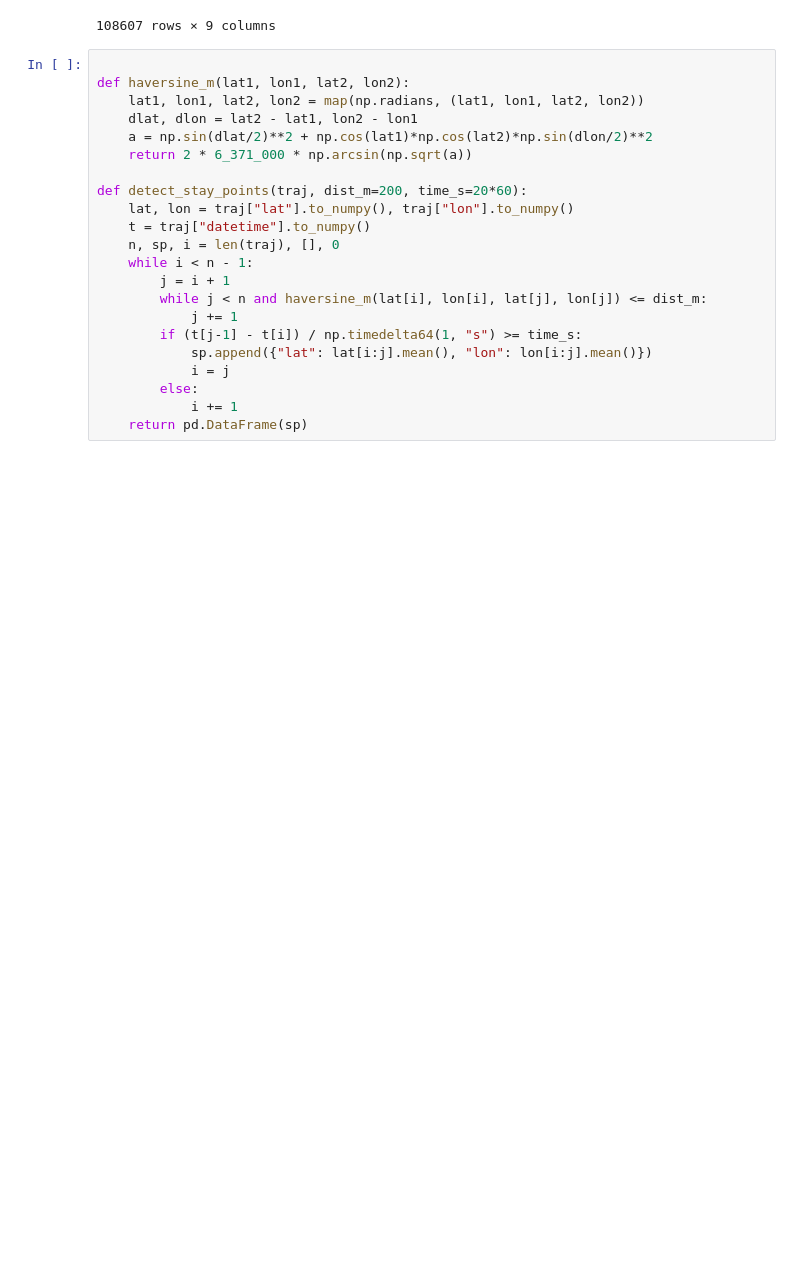
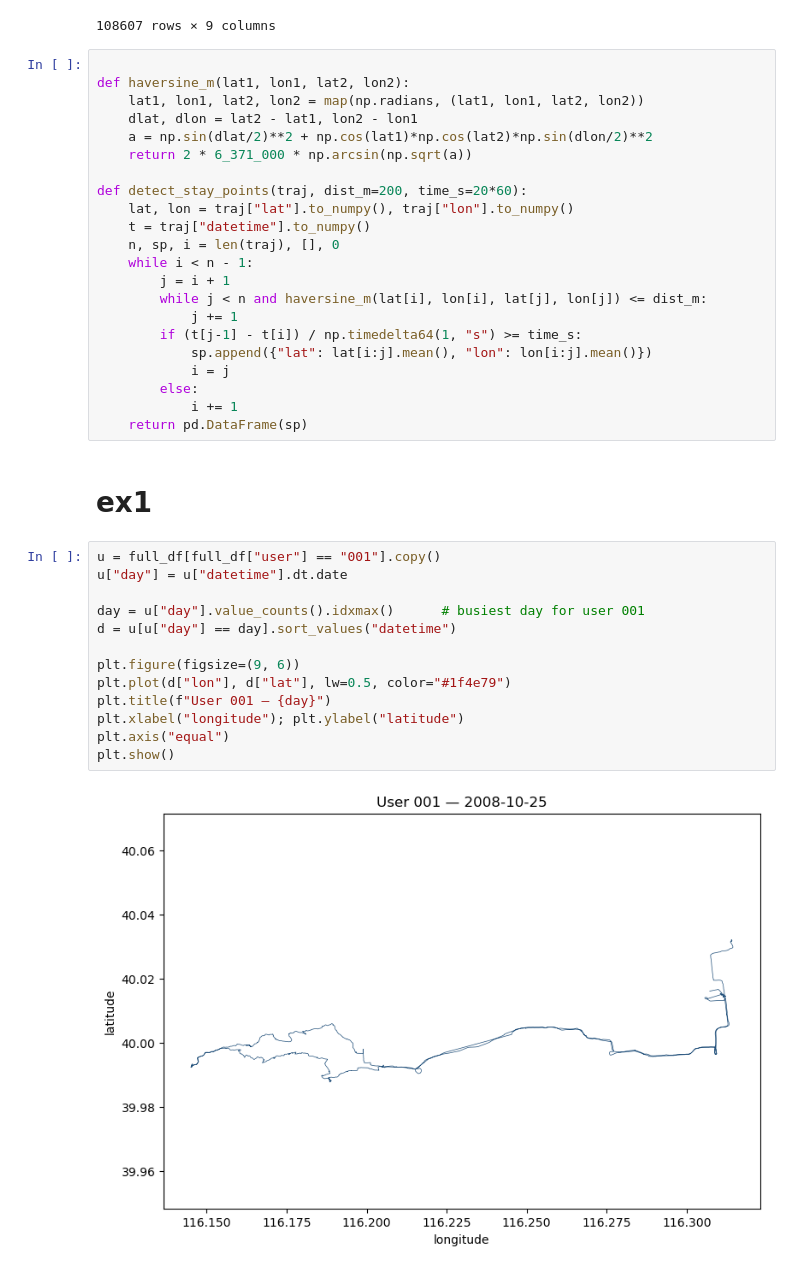
Before and after one commit to PaPeK/teaching_SoSe26_mobHumAni_exercises, a Jupyter notebook: notebooks/geolife_trajectories.ipynb, the cells around one changed output. Cells and saved outputs as stored; diff of their text form; blank space fills up the shorter version.

```diff
--- a/notebooks/geolife_trajectories.ipynb
+++ b/notebooks/geolife_trajectories.ipynb
@@ -74,3 +74,20 @@ def detect_stay_points(traj, dist_m=200, time_s=20*60):
         else:
             i += 1
     return pd.DataFrame(sp)
+# %% [markdown]
+# ex1
+# %%
+u = full_df[full_df["user"] == "001"].copy()
+u["day"] = u["datetime"].dt.date
+
+day = u["day"].value_counts().idxmax()      # busiest day for user 001
+d = u[u["day"] == day].sort_values("datetime")
+
+plt.figure(figsize=(9, 6))
+plt.plot(d["lon"], d["lat"], lw=0.5, color="#1f4e79")
+plt.title(f"User 001 — {day}")
+plt.xlabel("longitude"); plt.ylabel("latitude")
+plt.axis("equal")
+plt.show()
+# %% [output]
+[figure, added]
```
Also changed, not shown: parts of 15 cells of this notebook, 2 other files.
